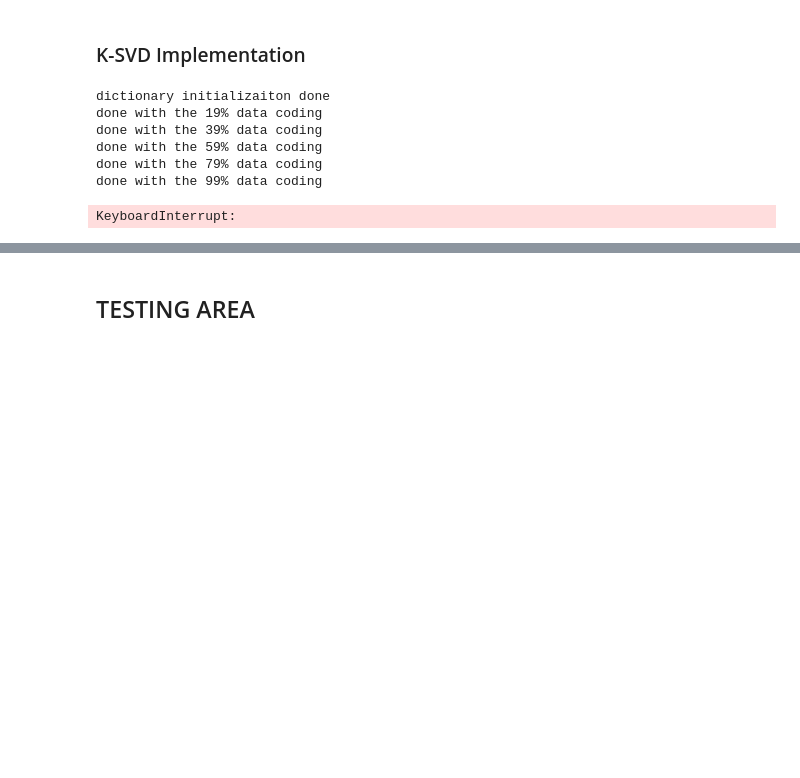
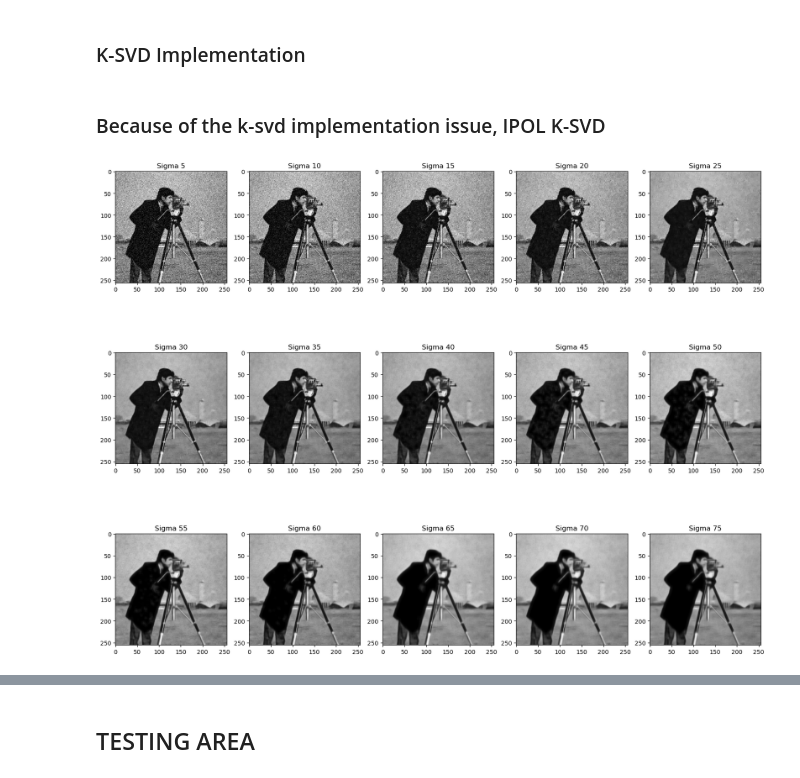
Before and after one commit to Opeiz/ImageDenoising, a Jupyter notebook: K-SVD-Comparison.ipynb, the cells around one changed output, grey strips where cells are left out. Cells and saved outputs as stored; diff of their text form; code cells hidden in the pictures; blank space fills up the shorter version.

```diff
--- a/K-SVD-Comparison.ipynb
+++ b/K-SVD-Comparison.ipynb
@@ -148,7 +144,7 @@ def im2col(image,blockSize,step):
     return repmat,rows,cols
 # %%
 import cv2
-sigma = 1
+sigma = 25
 blockSize = 8
 
 step = 1
@@ -162,7 +158,7 @@ noisy2 = cv2.imread('cameraman_noisy.bmp',0)
 # noisy2 = rescale01(noisy2)
 
 dataMatrix,_,_ = im2col(noisy2,blockSize,step)
-np.random.shuffle(dataMatrix)
+# np.random.shuffle(dataMatrix)
 dataMatrix=np.transpose(dataMatrix,[1,0])
 
 if dataMatrix.shape[1]>maxBlockToTrain:
@@ -173,12 +169,12 @@ mean = np.sum(dataMatrix,0)/dataMatrix.shape[0]
 dataMatrix = dataMatrix-np.tile(mean,[dataMatrix.shape[0],1])
 
 #construct the k-svd object to do the sparse coding
-ksvd = k_svd.ksvd(words = 512, iteration = 10, errGoal = sigma*1.15)
+ksvd = k_svd.ksvd(words = 256, iteration = 10, errGoal = sigma*1.15)
 dictionary = ksvd.constructDictionary(dataMatrix)
 print("finish dictionary training")
 
 # denoising the image using the resulted dictionary
-while ((img.shape[0]-blockSize)/step+1)*((img.shape[1]-blockSize)/step+1)>maxBlockToConsider:
+while ((image.shape[0]-blockSize)/step+1)*((image.shape[1]-blockSize)/step+1)>maxBlockToConsider:
     step+=1
 
 dataMatrix,rowIndex,colIndex = im2col(noisy2,blockSize,step)
@@ -198,8 +194,8 @@ for i in range(maxStep):
     dataMatrix[:,i*processstep:maxColumn] = np.dot(dictionary,coef)+np.tile(mean,[n,1])
 
 
-imageOut = np.zeros(img.shape)
-weight = np.zeros(img.shape)
+imageOut = np.zeros(image.shape)
+weight = np.zeros(image.shape)
 
 for i,r in enumerate(rowIndex):
     for j,c in enumerate(colIndex):
@@ -209,22 +205,52 @@ for i,r in enumerate(rowIndex):
 
 denoised = (imageOut/weight).astype(np.uint8)
 
-psnrr = psnr(rescale01(img),rescale01(denoised))
+psnrr = psnr(rescale01(image),rescale01(denoised))
 print(psnrr)
 
 plt.figure(figsize=(14,14))
-plt.subplot(1,3,1).set_title("Original")
-plt.imshow(img, cmap='gray')
+plt.subplot(1,3,1).set_title("Sigma 5")
+plt.imshow(image, cmap='gray')
 plt.subplot(1,3,2).set_title("Noisy")
 plt.imshow(noisy2, cmap='gray')
 plt.subplot(1,3,3).set_title("Denoised")
 plt.imshow(denoised, cmap='gray')
 plt.show()
-# %% [output]
-dictionary initializaiton done
-done with the 19% data coding
-done with the 39% data coding
-done with the 59% data coding
-done with the 79% data coding
-done with the 99% data coding
-KeyboardInterrupt:
+# %% [markdown]
+### Because of the k-svd implementation issue, IPOL K-SVD
+# %%
+plt.figure(figsize=(20,16))
+plt.subplot(3,5,1).set_title("Sigma 5")
+plt.imshow(plt.imread("./images/denoised5.png"), cmap='gray')
+plt.subplot(3,5,2).set_title("Sigma 10")
+plt.imshow(plt.imread("./images/denoised10.png"), cmap='gray')
+plt.subplot(3,5,3).set_title("Sigma 15")
+plt.imshow(plt.imread("./images/denoised15.png"), cmap='gray')
+plt.subplot(3,5,4).set_title("Sigma 20")
+plt.imshow(plt.imread("./images/denoised20.png"), cmap='gray')
+plt.subplot(3,5,5).set_title("Sigma 25")
+plt.imshow(plt.imread("./images/denoised25.png"), cmap='gray')
+plt.subplot(3,5,6).set_title("Sigma 30")
+plt.imshow(plt.imread("./images/denoised30.png"), cmap='gray')
+plt.subplot(3,5,7).set_title("Sigma 35")
+plt.imshow(plt.imread("./images/denoised35.png"), cmap='gray')
+plt.subplot(3,5,8).set_title("Sigma 40")
+plt.imshow(plt.imread("./images/denoised40.png"), cmap='gray')
+plt.subplot(3,5,9).set_title("Sigma 45")
+plt.imshow(plt.imread("./images/denoised45.png"), cmap='gray')
+plt.subplot(3,5,10).set_title("Sigma 50")
+plt.imshow(plt.imread("./images/denoised50.png"), cmap='gray')
+plt.subplot(3,5,11).set_title("Sigma 55")
+plt.imshow(plt.imread("./images/denoised55.png"), cmap='gray')
+plt.subplot(3,5,12).set_title("Sigma 60")
+plt.imshow(plt.imread("./images/denoised60.png"), cmap='gray')
+plt.subplot(3,5,13).set_title("Sigma 65")
+plt.imshow(plt.imread("./images/denoised65.png"), cmap='gray')
+plt.subplot(3,5,14).set_title("Sigma 70")
+plt.imshow(plt.imread("./images/denoised70.png"), cmap='gray')
+plt.subplot(3,5,15).set_title("Sigma 75")
+plt.imshow(plt.imread("./images/denoised75.png"), cmap='gray')
+
+plt.show()
+# %% [output]
+[figure, added]
```
Also changed, not shown: parts of 4 cells of this notebook, 1 other file.
